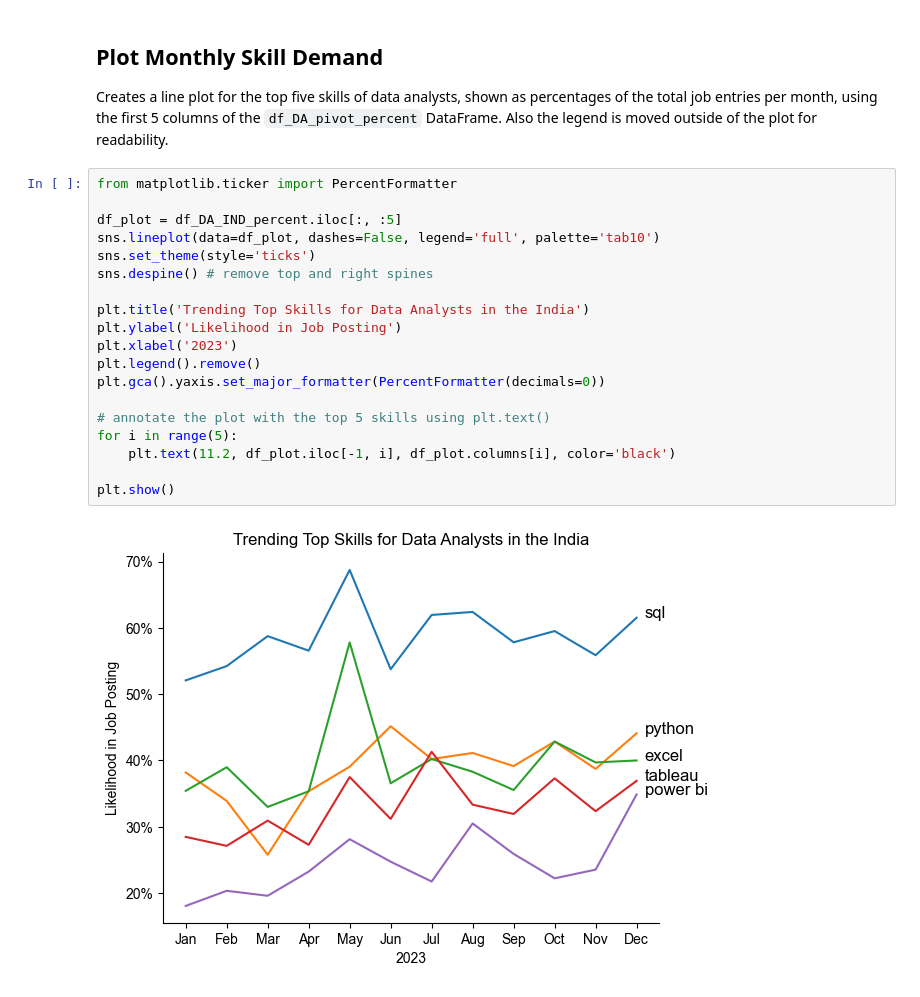
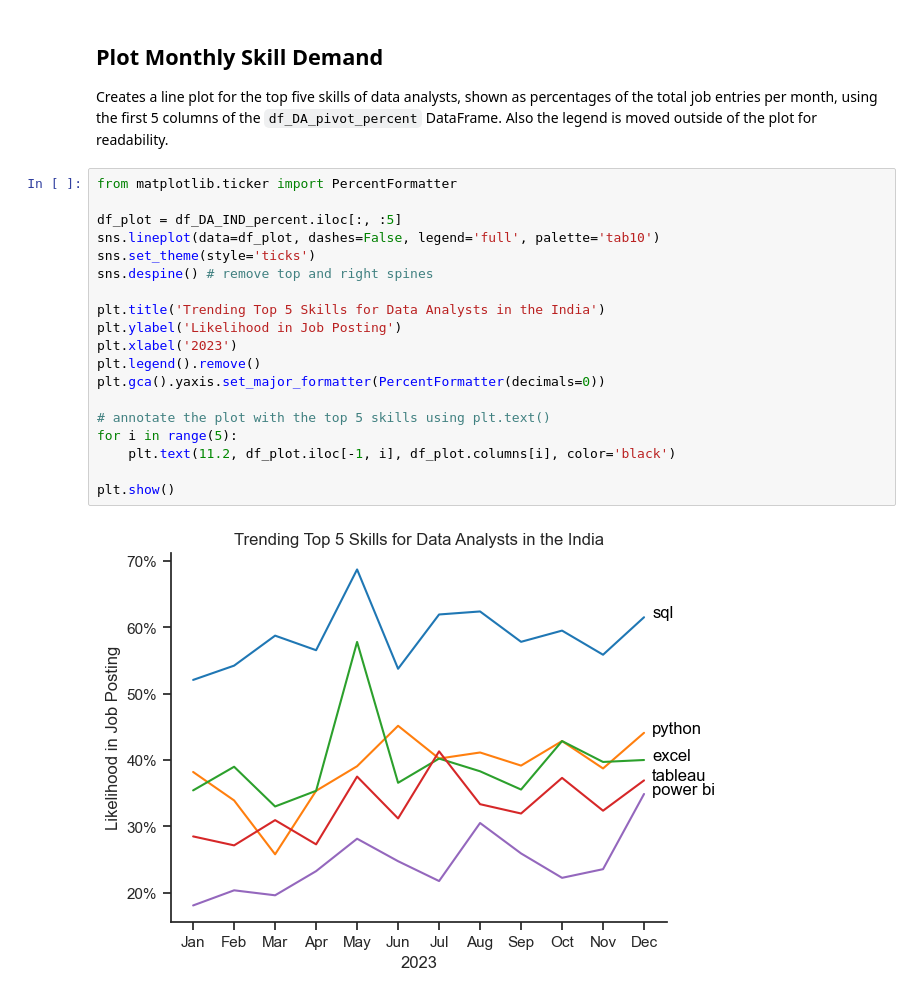
Before and after one commit to SaiTejaLala/Data_Analysis, a Jupyter notebook: Project/3_Skills_Trend.ipynb, the cells around one changed output. Drawn from its saved outputs; the diff is of its cells as text.

```diff
--- a/Project/3_Skills_Trend.ipynb
+++ b/Project/3_Skills_Trend.ipynb
@@ -163,21 +163,21 @@ Creates a line plot for the top five skills of data analysts, shown as percentag
 # %%
 from matplotlib.ticker import PercentFormatter
 
 df_plot = df_DA_IND_percent.iloc[:, :5]
 sns.lineplot(data=df_plot, dashes=False, legend='full', palette='tab10')
 sns.set_theme(style='ticks')
 sns.despine() # remove top and right spines
 
-plt.title('Trending Top Skills for Data Analysts in the India')
+plt.title('Trending Top 5 Skills for Data Analysts in the India')
 plt.ylabel('Likelihood in Job Posting')
 plt.xlabel('2023')
 plt.legend().remove()
 plt.gca().yaxis.set_major_formatter(PercentFormatter(decimals=0))
 
 # annotate the plot with the top 5 skills using plt.text()
 for i in range(5):
     plt.text(11.2, df_plot.iloc[-1, i], df_plot.columns[i], color='black')
 
 plt.show()
 # %% [output]
-[figure, old version]
+[figure, new version]
```
Also changed, not shown: parts of 1 cell of this notebook, 11 other files.
